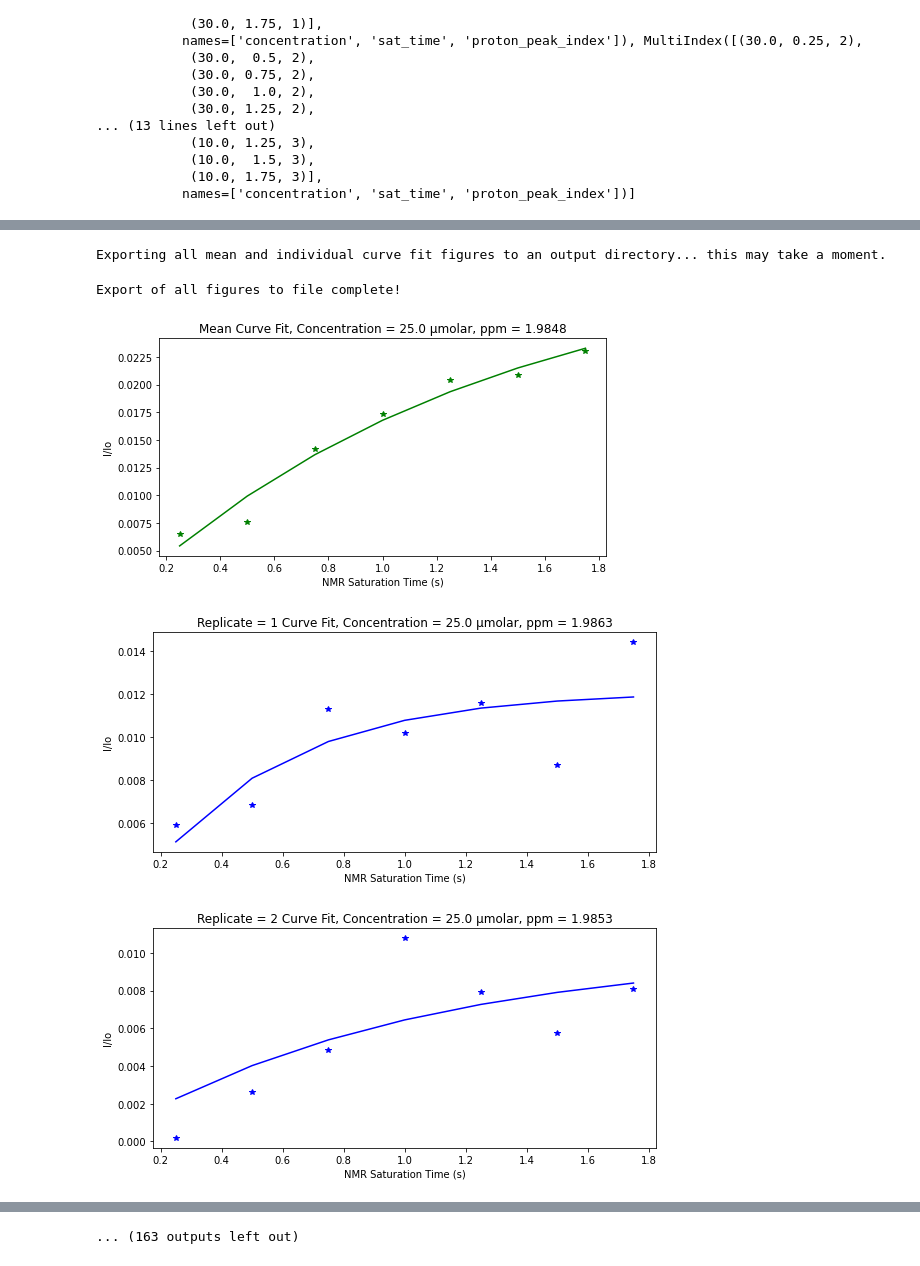
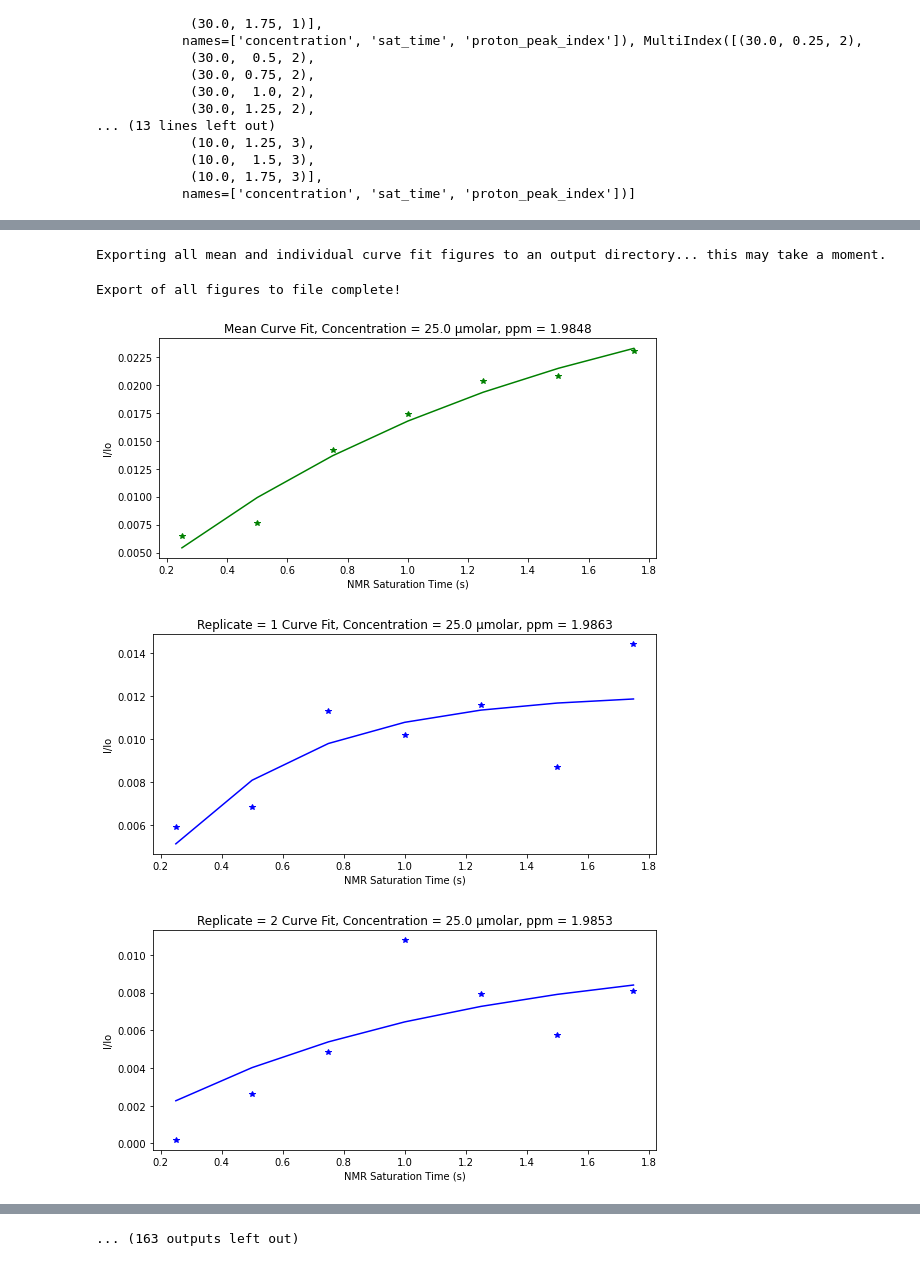
Before and after one commit to Frank-Gu-Lab/disco_deployment_test, a Jupyter notebook: disco-data-processing.ipynb, the cells around one changed output, grey strips where cells are left out. Cells and saved outputs as stored; diff of their text form; code cells hidden in the pictures.

```diff
--- a/disco-data-processing.ipynb
+++ b/disco-data-processing.ipynb
@@ -1108,7 +1123,7 @@ for c in unique_concentrations:
         ax1.set_title('Mean Curve Fit, Concentration = {} µmolar, ppm = {}'.format(c,ppm_bar))
         ax1.set_xlabel('NMR Saturation Time (s)')
         ax1.set_ylabel('I/Io')
-        fig.tight_layout()
+        fig1.tight_layout()
 
         # export to file
         fig1.savefig(output_file_name_figsmean, dpi=300)
@@ -1143,34 +1158,34 @@ for c in unique_concentrations:
             a_kj = best_param_vals[0]
             b_kj = best_param_vals[1]
             amp_factor_instantaneous = a_kj * b_kj
 #             amp_factor_inst_replicate_list.append(amp_factor_instantaneous)
 
             #appends instantaneous amplification factor calculated to the PARENT stats replicate dataframe, for all datapoints in this graph
             stats_df_replicates.loc[(stats_df_replicates['proton_peak_index'] == p) & (stats_df_replicates['concentration'] == c) & (stats_df_replicates['replicate'] == r), ('AFo')] = [amp_factor_instantaneous]*(len(y_ikj))
 
             #determine mean current ppm across the sat_times for this replicate so that we can add it to the file name
             mean_current_ppm = one_graph_data.loc[(one_graph_data['concentration'] == c) & (one_graph_data['proton_peak_index'] == p) & (one_graph_data['replicate'] == r)]['ppm'].mean().astype(float).round(4)
 
             # file name for curve fits by replicate
             output_file_name_figsrep = "{}/replicate{}_concentration{}_ppm{}_CurveFit.png".format(output_directory2, r, c, mean_current_ppm)
 
             # PLOT CURVE FITS with original data per Replicate and save to file
             fig2, (ax2) = plt.subplots(1, figsize = (8, 4))
             ax2.plot(sat_time, y_hat_fit(sat_time, *best_param_vals), 'b-', label='data')
             ax2.plot(sat_time, y_ikj, 'b*', label='data')
             ax2.set_title('Replicate = {} Curve Fit, Concentration = {} µmolar, ppm = {}'.format(r, c, mean_current_ppm))
             ax2.set_xlabel('NMR Saturation Time (s)')
             ax2.set_ylabel('I/Io')
             fig2.tight_layout()
 
             #export to file
             fig2.savefig(output_file_name_figsrep, dpi=300)
 
 print('Export of all figures to file complete!')
 # %% [output]
 Exporting all mean and individual curve fit figures to an output directory... this may take a moment.
 Export of all figures to file complete!
-[figure, old version]
+[figure, new version]
 [figure]
 [figure]
 [figure]
```
Also changed, not shown: parts of 16 cells of this notebook, 30 other files.
